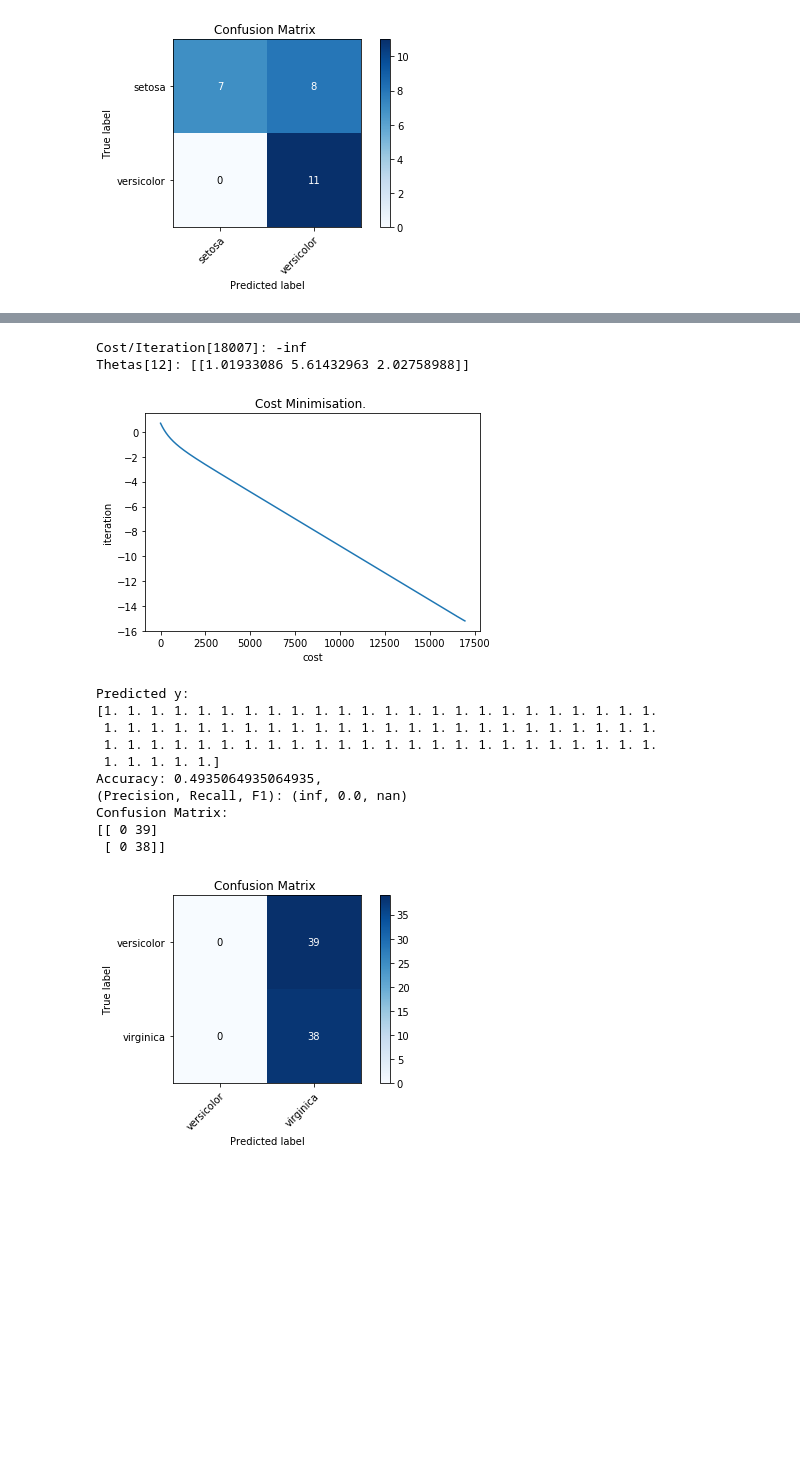
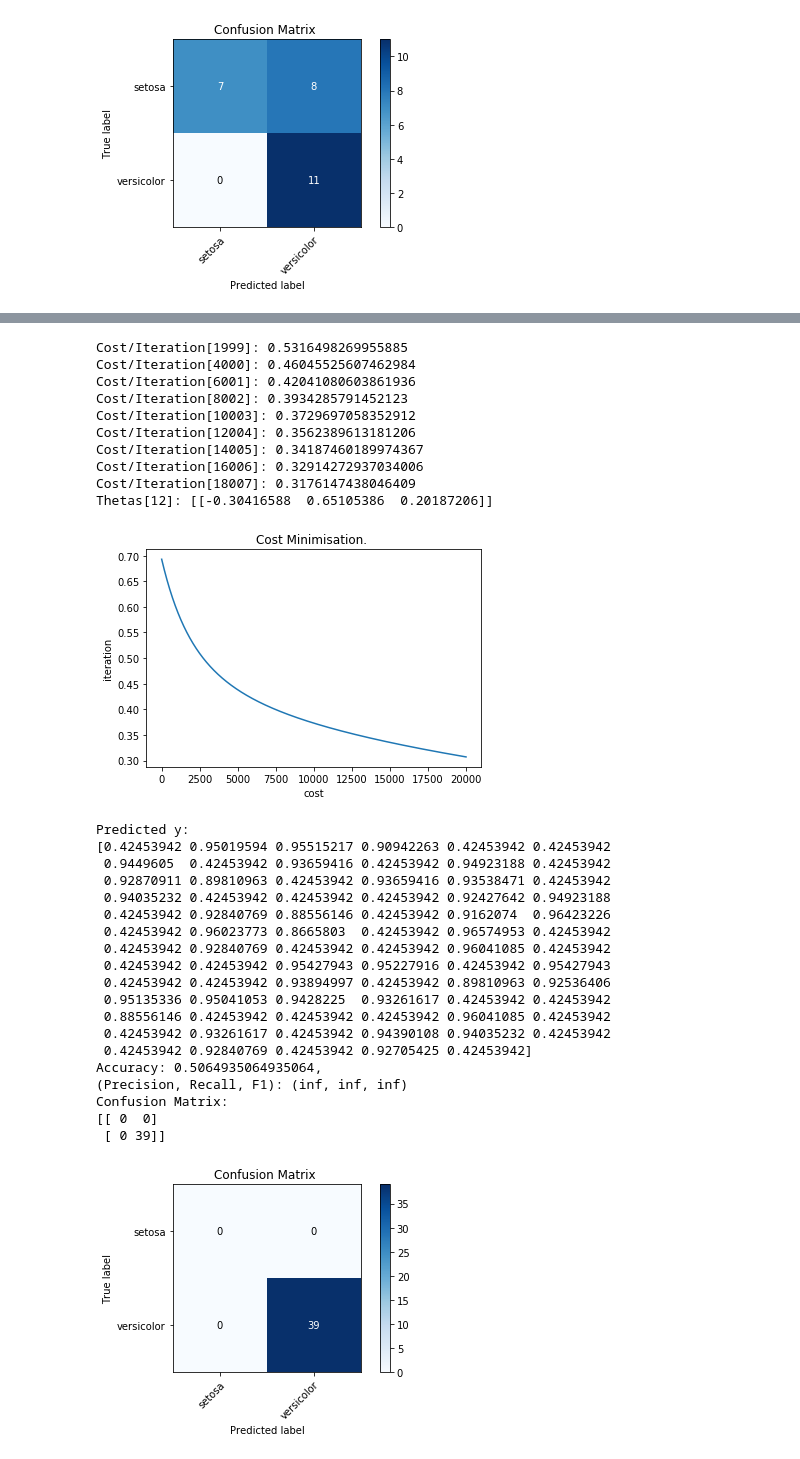
Before and after one commit to mainak555/lb-ai, a Jupyter notebook: Assignment01_2.ipynb, the cells around one changed output, grey strips where cells are left out. Cells and saved outputs as stored; diff of their text form; code cells hidden in the pictures; blank space fills up the shorter version.

```diff
--- a/Assignment01_2.ipynb
+++ b/Assignment01_2.ipynb
@@ -383,13 +383,15 @@ Confusion Matrix:
  [ 0 11]]
 [figure]
 # %%
+
+train_set_12.loc[train_set_12['class'] == 2] = 0
 lm = LogisticRegression(iteration=20000, verbose=(True, 2000))
 theta_12 = lm.fit(train_set_12.iloc[:,2:4], train_set_12.iloc[:,-1:]['class'])
 print('Thetas[12]: {}'.format(lm.theta))
 lm.cost_minimization_curve()
 
-y_pred_12 = lm.predict(train_set_12.iloc[:,2:4], [1, 2], showlog=True)
-matric_12= Matric(y_pred_12, train_set_12.iloc[:,-1:].reset_index()['class'], [1, 2])
+y_pred_12 = lm.predict(train_set_12.iloc[:,2:4], [2, 1], showlog=True)
+matric_12= Matric(y_pred_12, train_set_12.iloc[:,-1:].reset_index()['class'], [2, 1])
 prf1_12 = matric_12.precision_recall_f1()
 print('Accuracy: {}, \n(Precision, Recall, F1): {}'.format(matric_12.accuracy(), prf1_12))
 matric_12.plot_confusion_matrix(normalized=False, class_names=iris.target_names)
@@ -405,14 +404,31 @@ Cost/Iteration[16006]: -14.374295729920416
-Cost/Iteration[18007]: -inf
-Thetas[12]: [[1.01933086 5.61432963 2.02758988]]
+Cost/Iteration[1999]: 0.5316498269955885
+Cost/Iteration[4000]: 0.46045525607462984
+Cost/Iteration[6001]: 0.42041080603861936
+Cost/Iteration[8002]: 0.3934285791452123
+Cost/Iteration[10003]: 0.3729697058352912
+Cost/Iteration[12004]: 0.3562389613181206
+Cost/Iteration[14005]: 0.34187460189974367
+Cost/Iteration[16006]: 0.32914272937034006
+Cost/Iteration[18007]: 0.3176147438046409
+Thetas[12]: [[-0.30416588  0.65105386  0.20187206]]
-[figure, old version]
+[figure, new version]
 Predicted y:
-[1. 1. 1. 1. 1. 1. 1. 1. 1. 1. 1. 1. 1. 1. 1. 1. 1. 1. 1. 1. 1. 1. 1. 1.
- 1. 1. 1. 1. 1. 1. 1. 1. 1. 1. 1. 1. 1. 1. 1. 1. 1. 1. 1. 1. 1. 1. 1. 1.
- 1. 1. 1. 1. 1. 1. 1. 1. 1. 1. 1. 1. 1. 1. 1. 1. 1. 1. 1. 1. 1. 1. 1. 1.
- 1. 1. 1. 1. 1.]
-Accuracy: 0.4935064935064935,
-(Precision, Recall, F1): (inf, 0.0, nan)
+[0.42453942 0.95019594 0.95515217 0.90942263 0.42453942 0.42453942
+ 0.9449605  0.42453942 0.93659416 0.42453942 0.94923188 0.42453942
+ 0.92870911 0.89810963 0.42453942 0.93659416 0.93538471 0.42453942
+ 0.94035232 0.42453942 0.42453942 0.42453942 0.92427642 0.94923188
+ 0.42453942 0.92840769 0.88556146 0.42453942 0.9162074  0.96423226
+ 0.42453942 0.96023773 0.8665803  0.42453942 0.96574953 0.42453942
+ 0.42453942 0.92840769 0.42453942 0.42453942 0.96041085 0.42453942
+ 0.42453942 0.42453942 0.95427943 0.95227916 0.42453942 0.95427943
+ 0.42453942 0.42453942 0.93894997 0.42453942 0.89810963 0.92536406
+ 0.95135336 0.95041053 0.9428225  0.93261617 0.42453942 0.42453942
+ 0.88556146 0.42453942 0.42453942 0.42453942 0.96041085 0.42453942
+ 0.42453942 0.93261617 0.42453942 0.94390108 0.94035232 0.42453942
+ 0.42453942 0.92840769 0.42453942 0.92705425 0.42453942]
+Accuracy: 0.5064935064935064,
+(Precision, Recall, F1): (inf, inf, inf)
 Confusion Matrix:
-[[ 0 39]
- [ 0 38]]
+[[ 0  0]
+ [ 0 39]]
-[figure, old version]
+[figure, new version]
```
Also changed, not shown: parts of 3 cells of this notebook.
